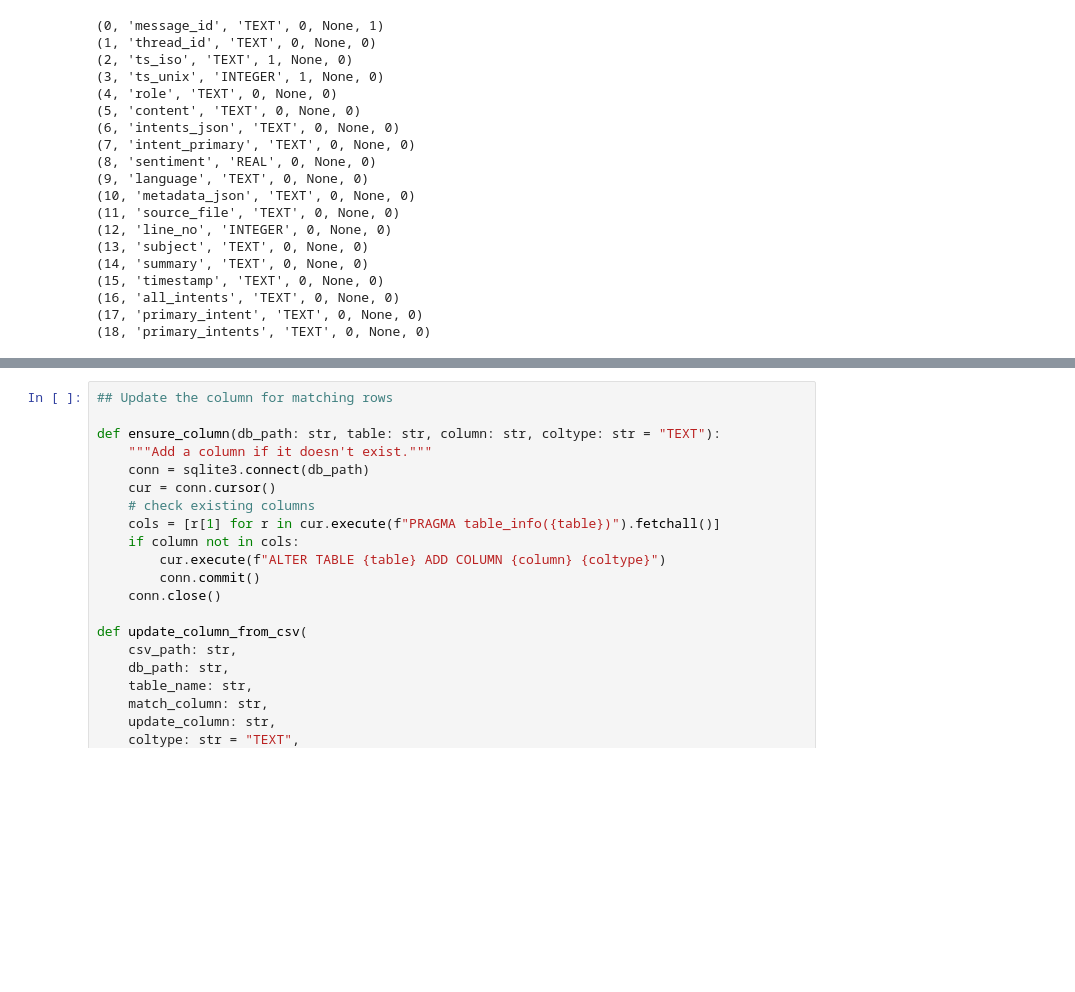
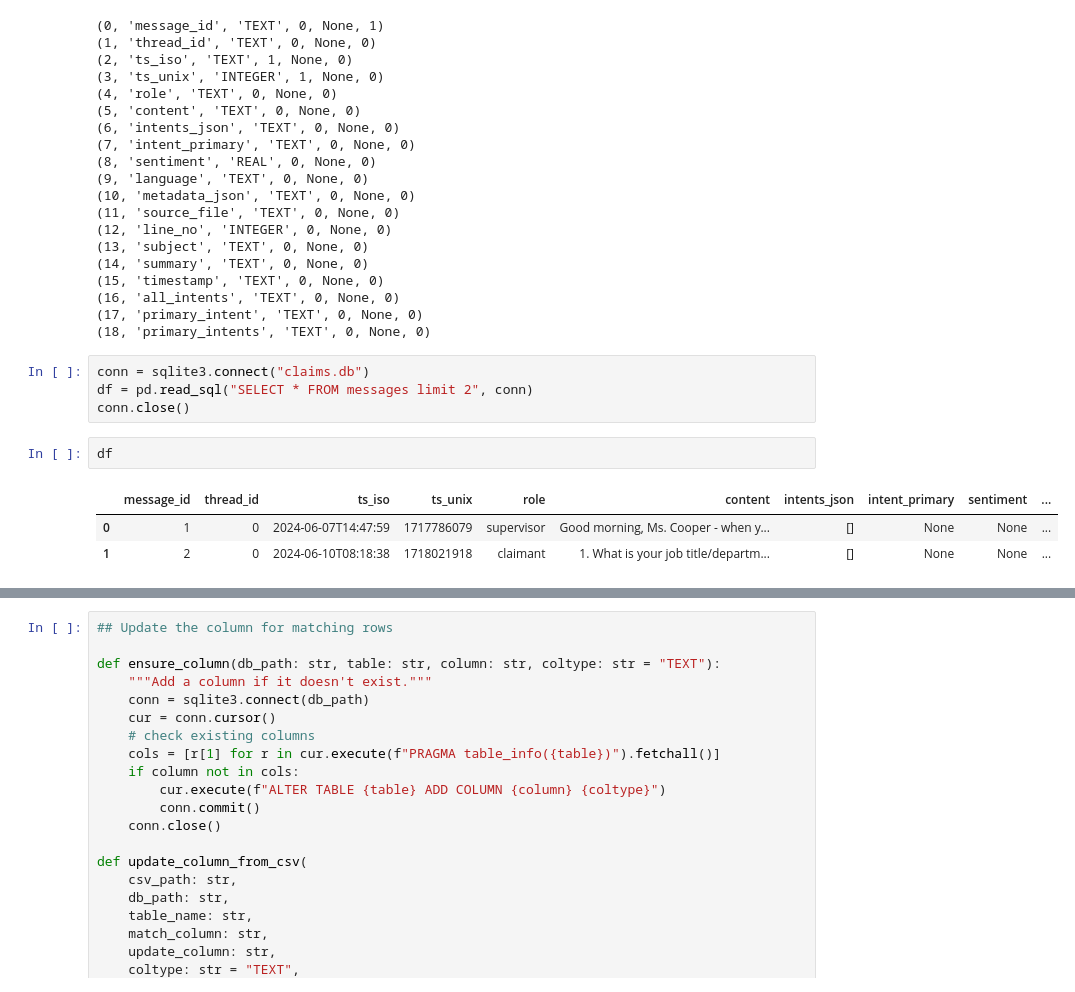
Before and after one commit to vanikanoria/Claims-Messages-to-Routing-System, a Jupyter notebook: get_summary_and_subject.ipynb, the cells around one changed output, grey strips where cells are left out. Saved outputs shown, nothing was run; the diff lists cells and outputs as text; blank space fills up the shorter version.

```diff
--- a/summarization.ipynb
+++ b/get_summary_and_subject.ipynb
@@ -275,3 +275,13 @@ for col in cols:
 (16, 'all_intents', 'TEXT', 0, None, 0)
 (17, 'primary_intent', 'TEXT', 0, None, 0)
 (18, 'primary_intents', 'TEXT', 0, None, 0)
+# %%
+conn = sqlite3.connect("claims.db")
+df = pd.read_sql("SELECT * FROM messages limit 2", conn)
+conn.close()
+# %%
+df
+# %% [output]
+|  | message_id | thread_id | ts_iso | ts_unix | role | content | intents_json | intent_primary | sentiment | ... |
+| 0 | 1 | 0 | 2024-06-07T14:47:59 | 1717786079 | supervisor | Good morning, Ms. Cooper - when y... | [] | None | None | ... |
+| 1 | 2 | 0 | 2024-06-10T08:18:38 | 1718021918 | claimant | 1. What is your job title/departm... | [] | None | None | ... |
```
Also changed, not shown: parts of 1 cell of this notebook, 7 other files.
